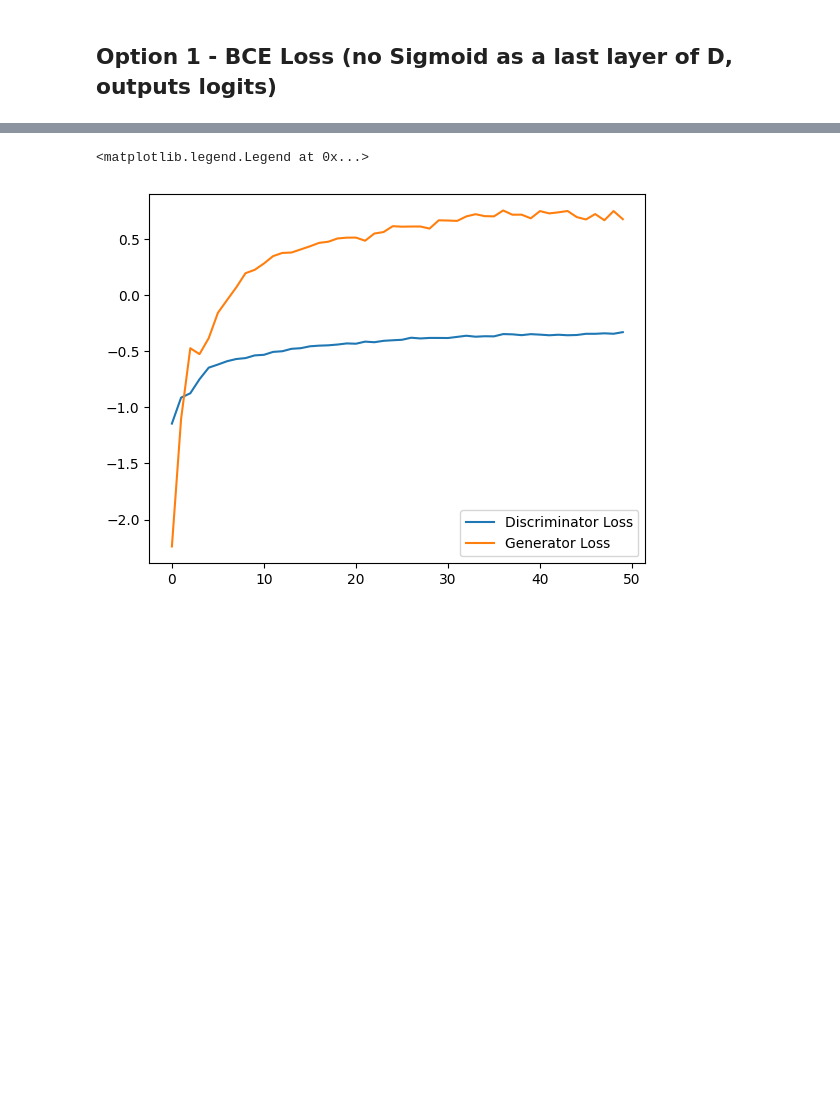
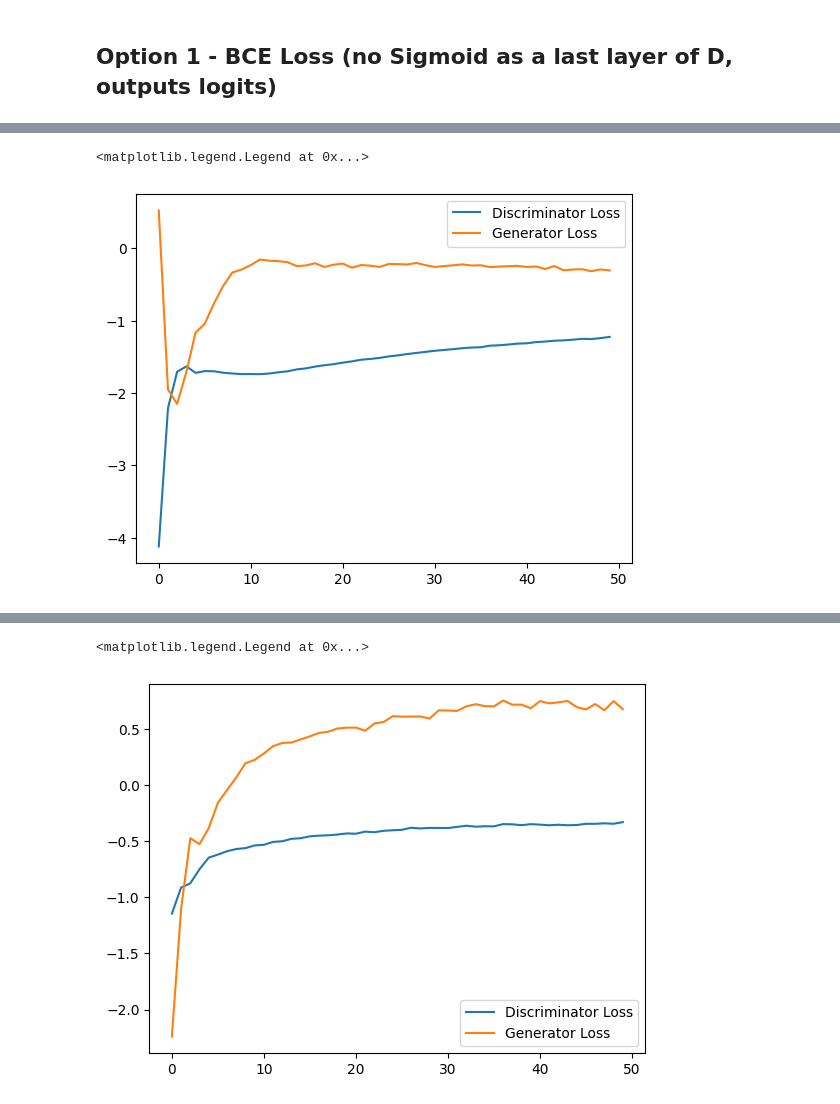
Before and after one commit to libov/ML-experiments, a Jupyter notebook: 1-GANs/2-mnist-WGAN.ipynb, the cells around one changed output, grey strips where cells are left out. Cells and saved outputs as stored; diff of their text form; code cells hidden in the pictures; blank space fills up the shorter version.

```diff
--- a/1-GANs/2-mnist-WGAN.ipynb
+++ b/1-GANs/2-mnist-WGAN.ipynb
@@ -471,0 +598,7 @@ Epoch 30 Finished. Average discriminator Loss: -0.381582, Average generator Loss
+# %%
+plt.plot(D_loss, label='Discriminator Loss')
+plt.plot(G_loss, label='Generator Loss')
+plt.legend()
+# %% [output]
+<matplotlib.legend.Legend at 0x...>
+[figure, added]
```
Also changed, not shown: parts of 14 cells of this notebook.
